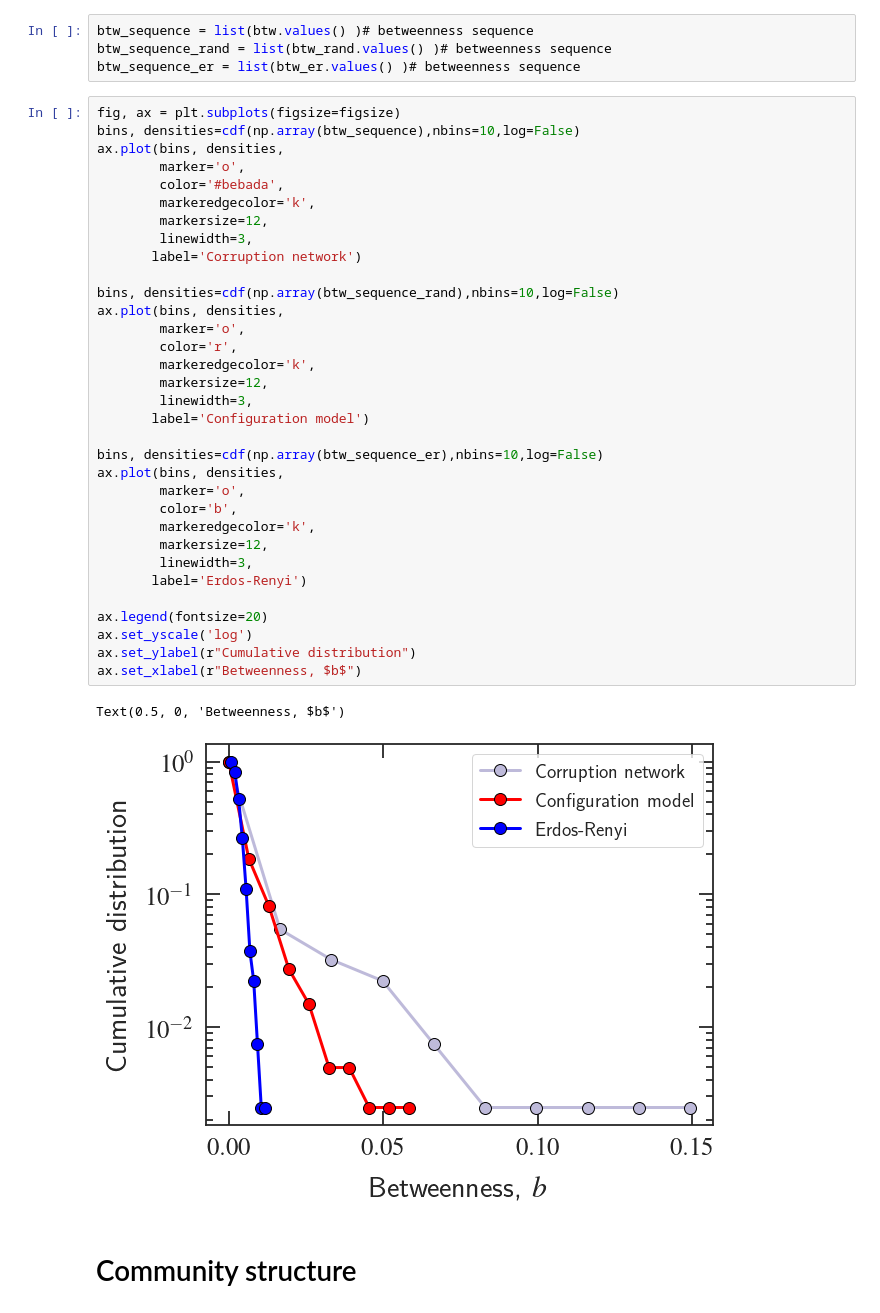
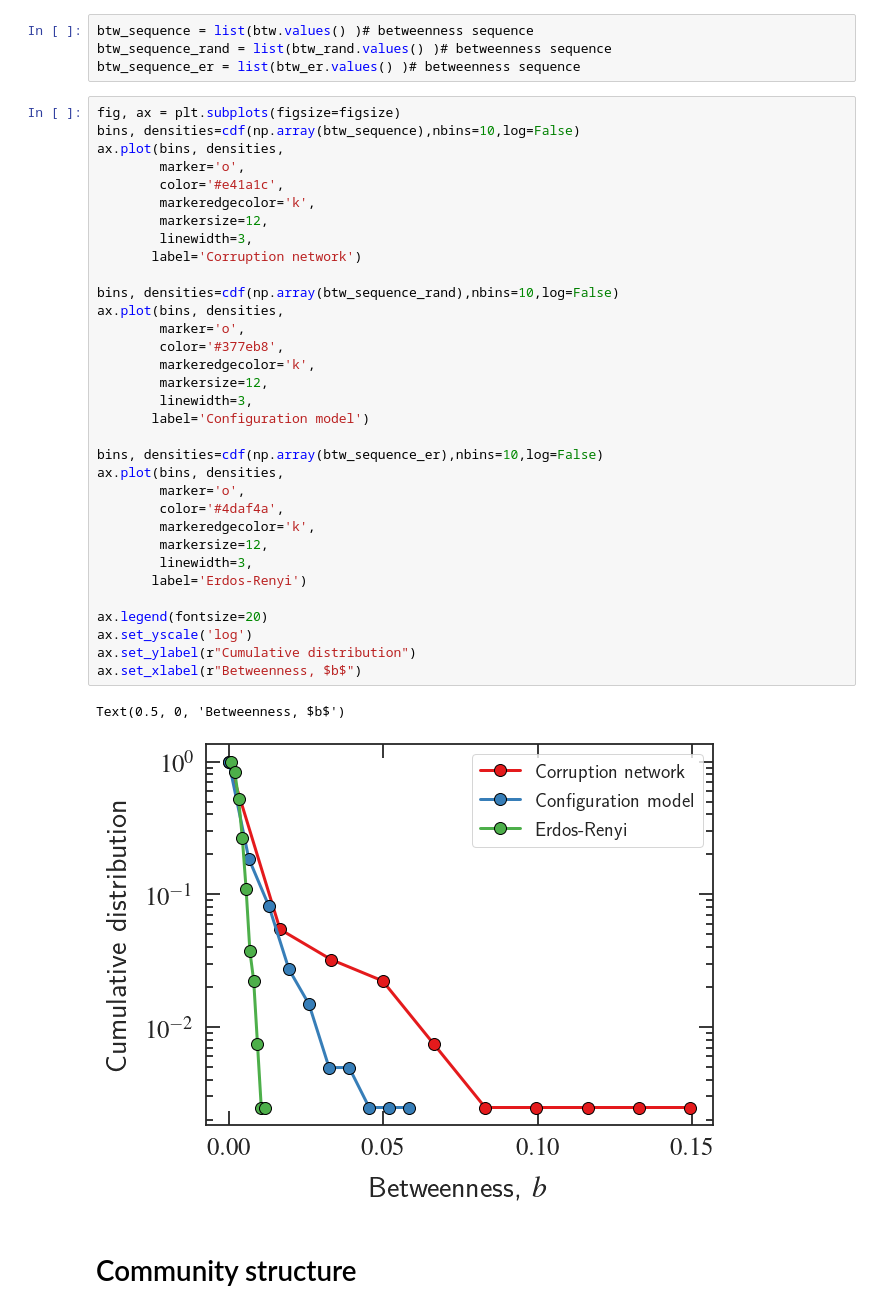
Before and after one commit to lgaalves/AppliedMathSchoolLectures, a Jupyter notebook: day-6-complex-network-analysis-of-corruption/03 - Corruption Network.ipynb, the cells around one changed output. Cells and saved outputs as stored; diff of their text form.

```diff
--- a/day-6-complex-network-analysis-of-corruption/03 - Corruption Network.ipynb
+++ b/day-6-complex-network-analysis-of-corruption/03 - Corruption Network.ipynb
@@ -496,37 +496,37 @@ fig, ax = plt.subplots(figsize=figsize)
 bins, densities=cdf(np.array(btw_sequence),nbins=10,log=False)
 ax.plot(bins, densities,
         marker='o',
-        color='#bebada',
+        color='#e41a1c',
         markeredgecolor='k',
         markersize=12,
         linewidth=3,
        label='Corruption network')
 
 bins, densities=cdf(np.array(btw_sequence_rand),nbins=10,log=False)
 ax.plot(bins, densities,
         marker='o',
-        color='r',
+        color='#377eb8',
         markeredgecolor='k',
         markersize=12,
         linewidth=3,
        label='Configuration model')
 
 bins, densities=cdf(np.array(btw_sequence_er),nbins=10,log=False)
 ax.plot(bins, densities,
         marker='o',
-        color='b',
+        color='#4daf4a',
         markeredgecolor='k',
         markersize=12,
         linewidth=3,
        label='Erdos-Renyi')
 
 ax.legend(fontsize=20)
 ax.set_yscale('log')
 ax.set_ylabel(r"Cumulative distribution")
 ax.set_xlabel(r"Betweenness, $b$")
 # %% [output]
 Text(0.5, 0, 'Betweenness, $b$')
-[figure, old version]
+[figure, new version]
 # %% [markdown]
 # Community structure
 # %% [markdown]
```
Also changed, not shown: parts of 35 cells of this notebook.
